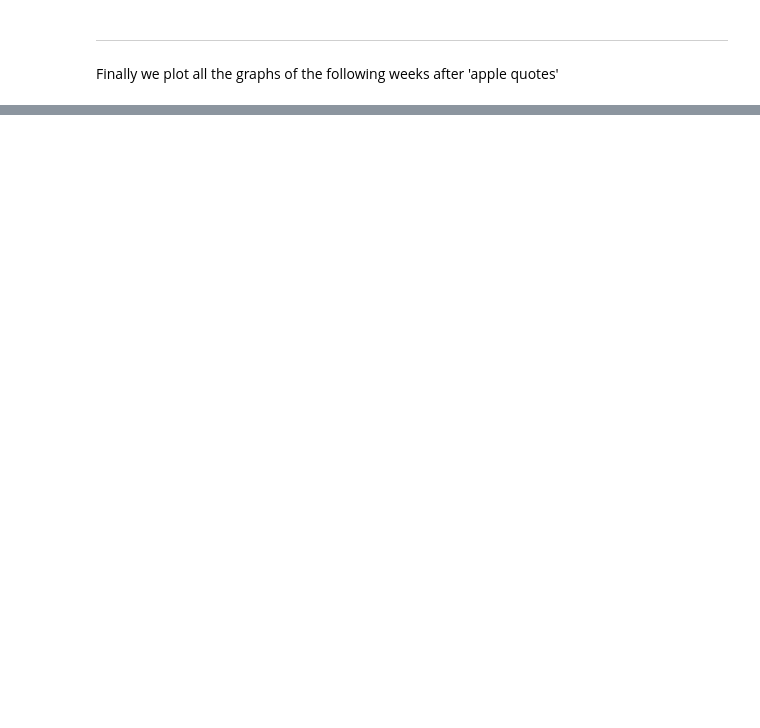
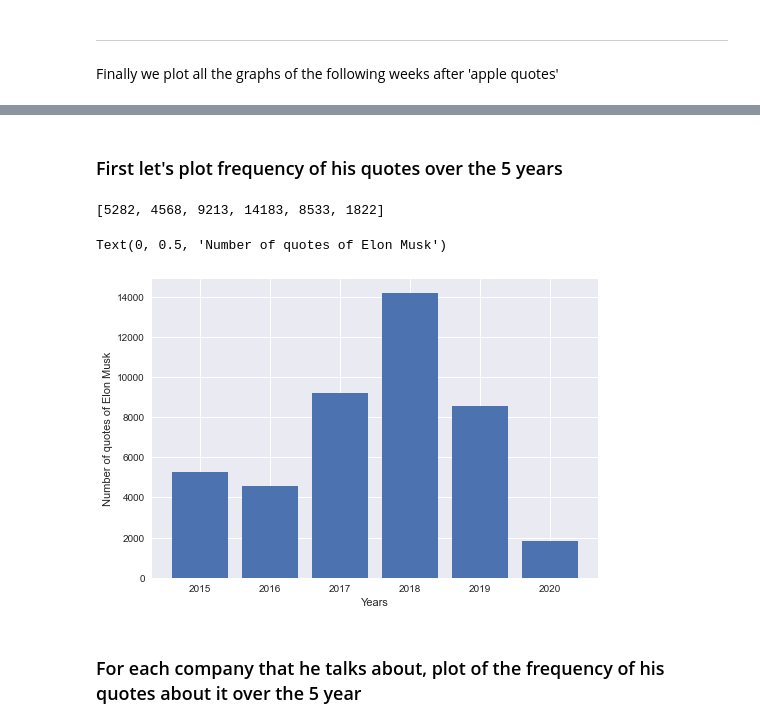
Before and after one commit to LobsterChampage/ada-2021-project-madagascar, a Jupyter notebook: Main.ipynb, the cells around one changed output, grey strips where cells are left out. Drawn from its saved outputs; the diff is of its cells as text; code cells hidden in the pictures; blank space fills up the shorter version.

```diff
--- a/Main.ipynb
+++ b/Main.ipynb
@@ -115,0 +115,9 @@ for i in range(len(apples)):
+# %%
+df = pd.read_csv('data/all-Elon Musk-quotes.csv.bz2',compression='bz2')
+data2015 = df[df['date'].str.match(r'([2][0][1][5])')]
+data2016 = df[df['date'].str.match(r'([2][0][1][6])')]
+data2017 = df[df['date'].str.match(r'([2][0][1][7])')]
+data2018 = df[df['date'].str.match(r'([2][0][1][8])')]
+data2019 = df[df['date'].str.match(r'([2][0][1][9])')]
+data2020 = df[df['date'].str.match(r'([2][0][2][0])')]
+data2015.tail()
@@ -115,0 +131,22 @@ for i in range(len(apples)):
+# %% [markdown]
+### First let's plot frequency of his quotes over the 5 years
+# %%
+size15 = len(data2015)
+size16 = len(data2016)
+size17 = len(data2017)
+size18 = len(data2018)
+size19 = len(data2019)
+size20 = len(data2020)
+
+years = [2015,2016,2017,2018,2019,2020]
+size  = [size15,size16,size17,size18,size19,size20]
+print(size)
+plt.bar(years,size)
+plt.xlabel("Years" )
+plt.ylabel ("Number of quotes of Elon Musk")
+# %% [output]
+[5282, 4568, 9213, 14183, 8533, 1822]
+Text(0, 0.5, 'Number of quotes of Elon Musk')
+[figure, added]
+# %% [markdown]
+###  For each company that he talks about, plot of the frequency of his quotes about it over the 5 year
```
Also changed, not shown: parts of 15 cells of this notebook, 11 other files.
